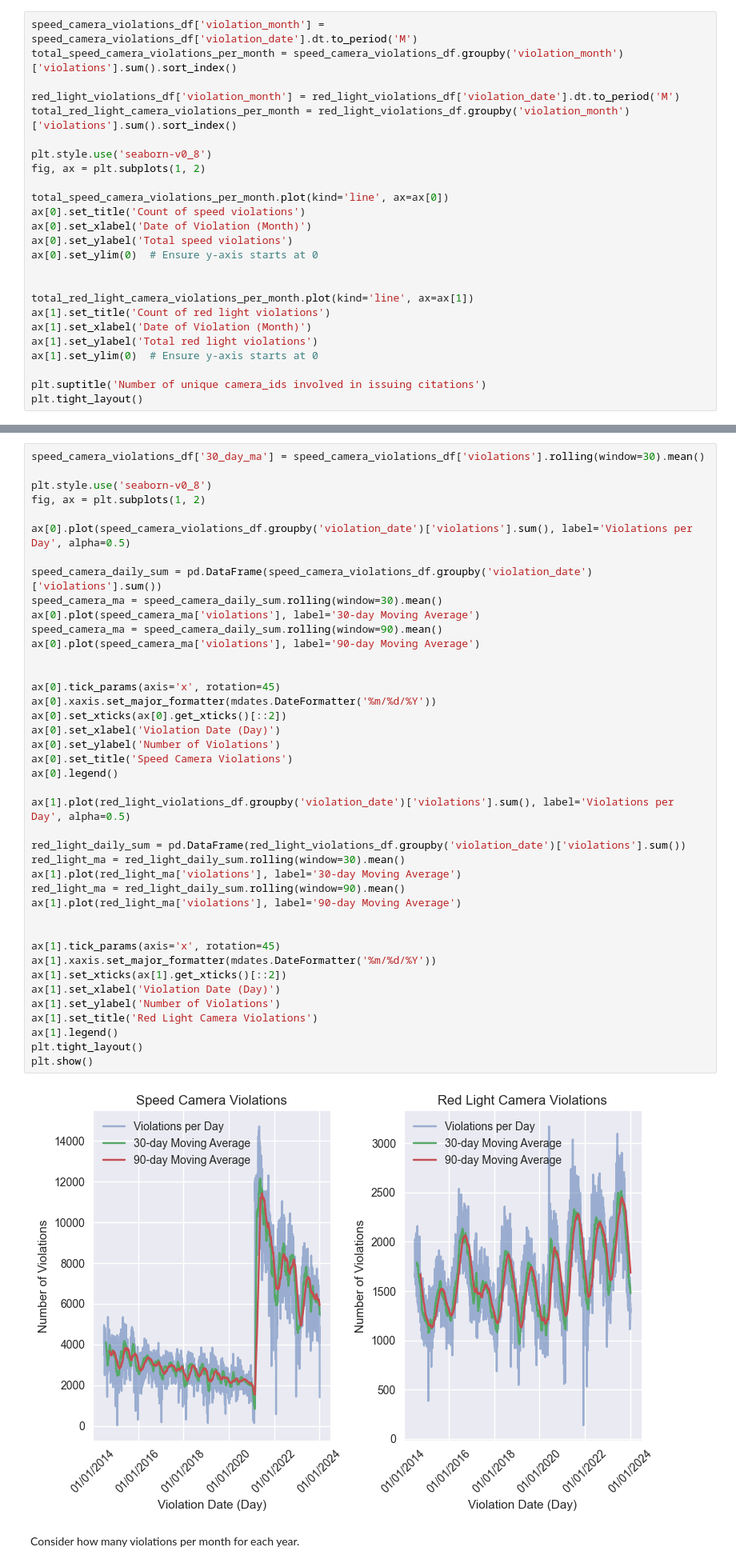
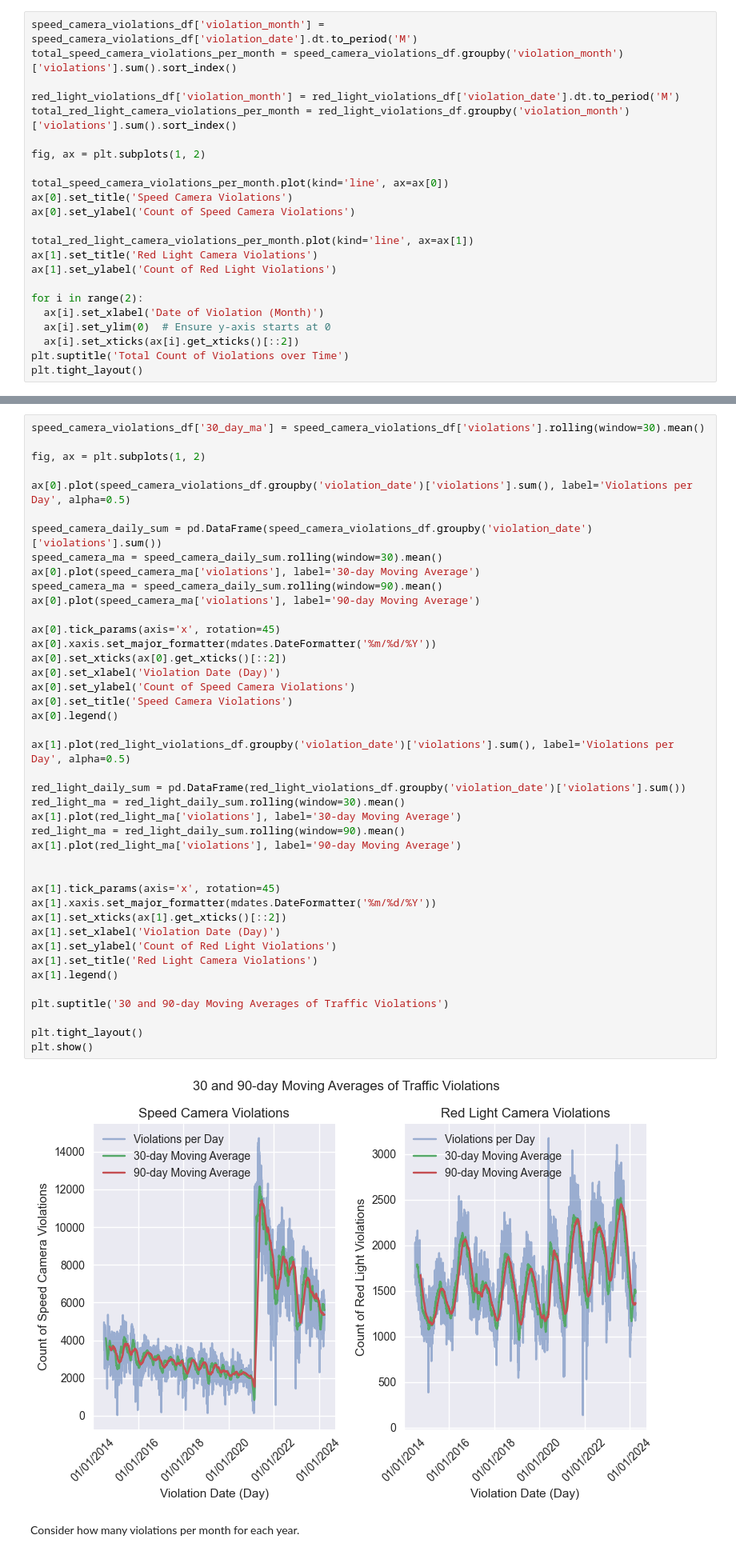
Before and after one commit to crmueller100/chicago-traffic-violations, a Jupyter notebook: analysis.ipynb, the cells around one changed output, grey strips where cells are left out. Shown: that part at 80% size. Saved outputs shown, nothing was run; the diff lists cells and outputs as text.

```diff
--- a/analysis.ipynb
+++ b/analysis.ipynb
@@ -105,22 +116,20 @@ total_speed_camera_violations_per_month = speed_camera_violations_df.groupby('vi
 red_light_violations_df['violation_month'] = red_light_violations_df['violation_date'].dt.to_period('M')
 total_red_light_camera_violations_per_month = red_light_violations_df.groupby('violation_month')['violations'].sum().sort_index()
 
-plt.style.use('seaborn-v0_8')
 fig, ax = plt.subplots(1, 2)
 
 total_speed_camera_violations_per_month.plot(kind='line', ax=ax[0])
-ax[0].set_title('Count of speed violations')
-ax[0].set_xlabel('Date of Violation (Month)')
-ax[0].set_ylabel('Total speed violations')
-ax[0].set_ylim(0)  # Ensure y-axis starts at 0
-
+ax[0].set_title('Speed Camera Violations')
+ax[0].set_ylabel('Count of Speed Camera Violations')
 
 total_red_light_camera_violations_per_month.plot(kind='line', ax=ax[1])
-ax[1].set_title('Count of red light violations')
-ax[1].set_xlabel('Date of Violation (Month)')
-ax[1].set_ylabel('Total red light violations')
-ax[1].set_ylim(0)  # Ensure y-axis starts at 0
+ax[1].set_title('Red Light Camera Violations')
+ax[1].set_ylabel('Count of Red Light Violations')
 
-plt.suptitle('Number of unique camera_ids involved in issuing citations')
+for i in range(2):
+  ax[i].set_xlabel('Date of Violation (Month)')
+  ax[i].set_ylim(0)  # Ensure y-axis starts at 0
+  ax[i].set_xticks(ax[i].get_xticks()[::2])
+plt.suptitle('Total Count of Violations over Time')
 plt.tight_layout()
 # %% [output]
@@ -133,7 +142,6 @@ We can see from the charts so far that altough an overall trend may be apparent,
 # %%
 speed_camera_violations_df['30_day_ma'] = speed_camera_violations_df['violations'].rolling(window=30).mean()
 
-plt.style.use('seaborn-v0_8')
 fig, ax = plt.subplots(1, 2)
 
 ax[0].plot(speed_camera_violations_df.groupby('violation_date')['violations'].sum(), label='Violations per Day', alpha=0.5)
@@ -142,37 +150,39 @@ speed_camera_daily_sum = pd.DataFrame(speed_camera_violations_df.groupby('violat
 speed_camera_ma = speed_camera_daily_sum.rolling(window=30).mean()
 ax[0].plot(speed_camera_ma['violations'], label='30-day Moving Average')
 speed_camera_ma = speed_camera_daily_sum.rolling(window=90).mean()
 ax[0].plot(speed_camera_ma['violations'], label='90-day Moving Average')
 
-
 ax[0].tick_params(axis='x', rotation=45)
 ax[0].xaxis.set_major_formatter(mdates.DateFormatter('%m/%d/%Y'))
 ax[0].set_xticks(ax[0].get_xticks()[::2])
 ax[0].set_xlabel('Violation Date (Day)')
-ax[0].set_ylabel('Number of Violations')
+ax[0].set_ylabel('Count of Speed Camera Violations')
 ax[0].set_title('Speed Camera Violations')
 ax[0].legend()
 
 ax[1].plot(red_light_violations_df.groupby('violation_date')['violations'].sum(), label='Violations per Day', alpha=0.5)
 
 red_light_daily_sum = pd.DataFrame(red_light_violations_df.groupby('violation_date')['violations'].sum())
 red_light_ma = red_light_daily_sum.rolling(window=30).mean()
 ax[1].plot(red_light_ma['violations'], label='30-day Moving Average')
 red_light_ma = red_light_daily_sum.rolling(window=90).mean()
 ax[1].plot(red_light_ma['violations'], label='90-day Moving Average')
 
 
 ax[1].tick_params(axis='x', rotation=45)
 ax[1].xaxis.set_major_formatter(mdates.DateFormatter('%m/%d/%Y'))
 ax[1].set_xticks(ax[1].get_xticks()[::2])
 ax[1].set_xlabel('Violation Date (Day)')
-ax[1].set_ylabel('Number of Violations')
+ax[1].set_ylabel('Count of Red Light Violations')
 ax[1].set_title('Red Light Camera Violations')
 ax[1].legend()
+
+plt.suptitle('30 and 90-day Moving Averages of Traffic Violations')
+
 plt.tight_layout()
 plt.show()
 # %% [output]
-[figure, old version]
+[figure, new version]
 # %% [markdown]
 Consider how many violations per month for each year.
 # %%
```
Also changed, not shown: parts of 18 cells of this notebook, 3 other files.
